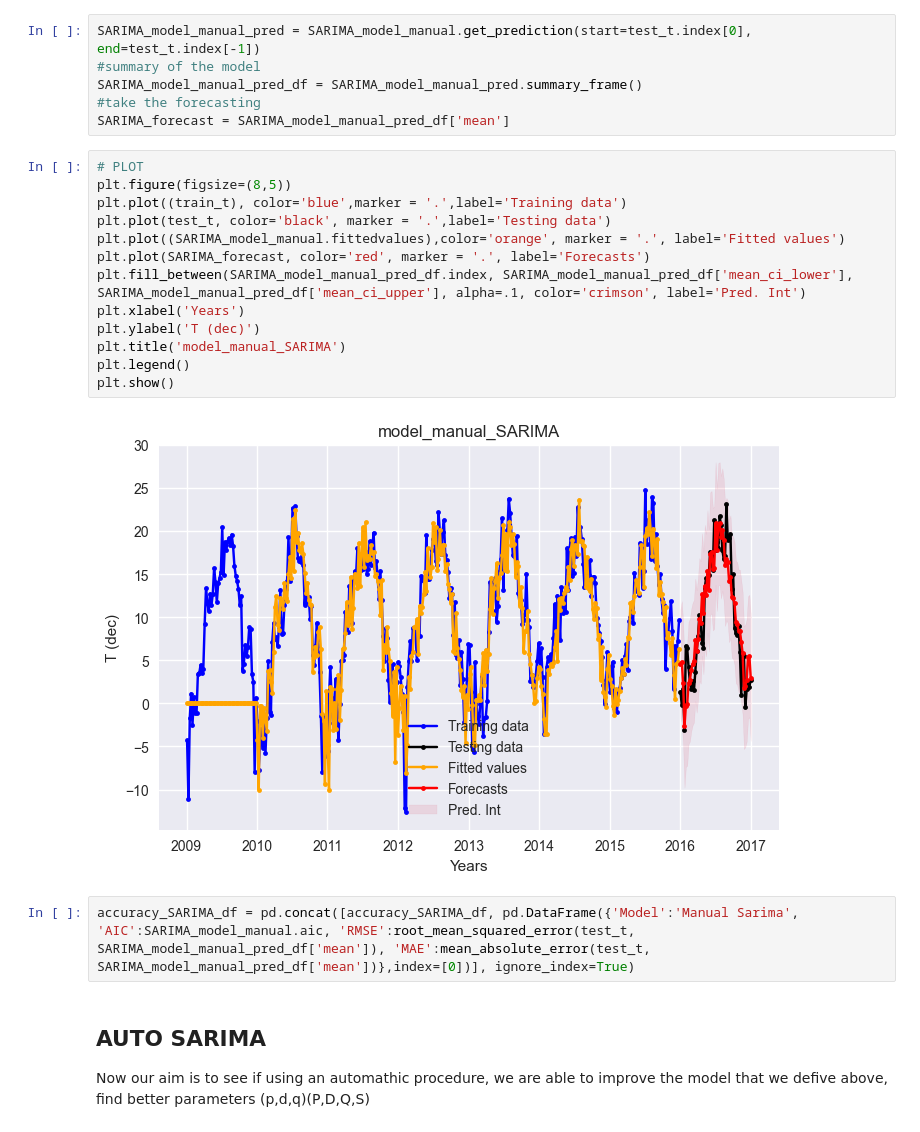
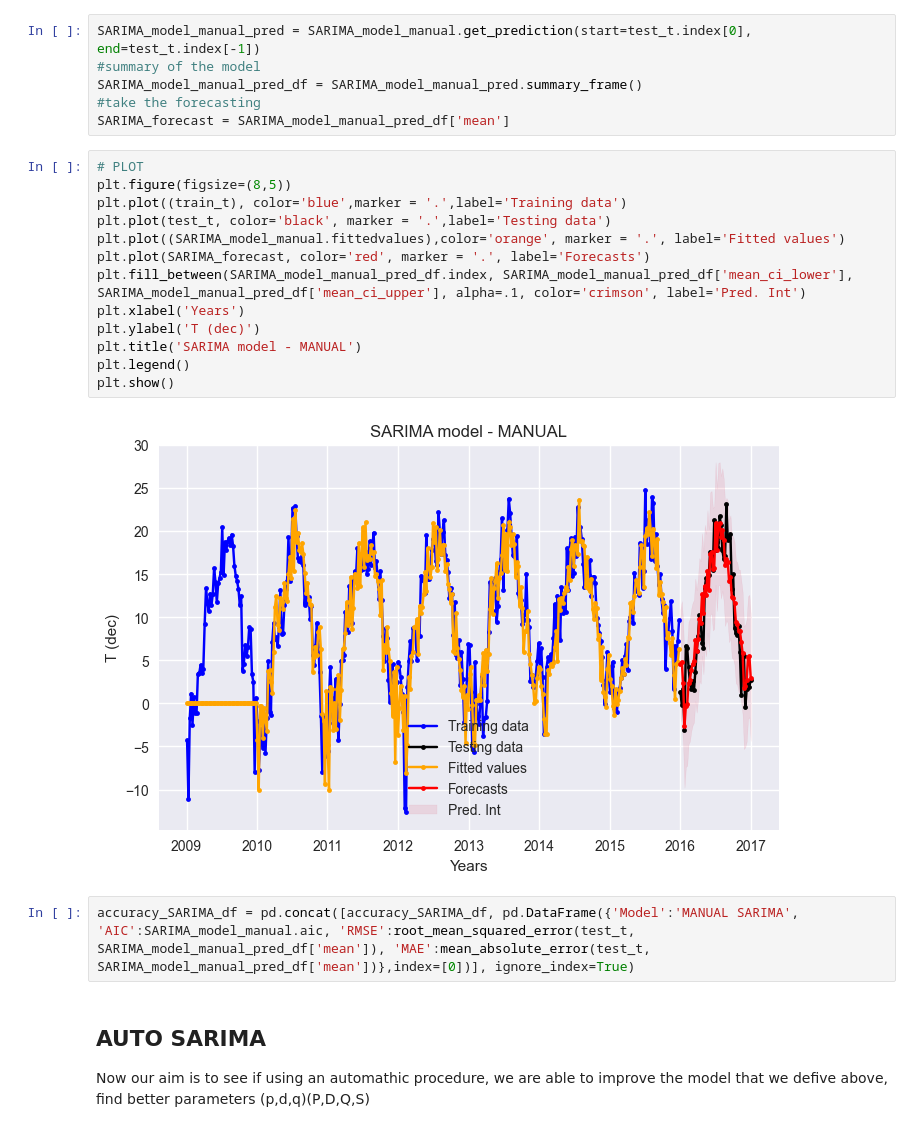
Before and after one commit to alelovo/StatisticalModels_project, a Jupyter notebook: SARIMA_family_models.ipynb, the cells around one changed output. Drawn from its saved outputs; the diff is of its cells as text.

```diff
--- a/SARIMA_family_models.ipynb
+++ b/SARIMA_family_models.ipynb
@@ -170,20 +170,20 @@ SARIMA_forecast = SARIMA_model_manual_pred_df['mean']
 # %%
 # PLOT
 plt.figure(figsize=(8,5))
 plt.plot((train_t), color='blue',marker = '.',label='Training data')
 plt.plot(test_t, color='black', marker = '.',label='Testing data')
 plt.plot((SARIMA_model_manual.fittedvalues),color='orange', marker = '.', label='Fitted values')
 plt.plot(SARIMA_forecast, color='red', marker = '.', label='Forecasts')
 plt.fill_between(SARIMA_model_manual_pred_df.index, SARIMA_model_manual_pred_df['mean_ci_lower'], SARIMA_model_manual_pred_df['mean_ci_upper'], alpha=.1, color='crimson', label='Pred. Int')
 plt.xlabel('Years')
 plt.ylabel('T (dec)')
-plt.title('model_manual_SARIMA')
+plt.title('SARIMA model - MANUAL')
 plt.legend()
 plt.show()
 # %% [output]
-[figure, old version]
+[figure, new version]
 # %%
-accuracy_SARIMA_df = pd.concat([accuracy_SARIMA_df, pd.DataFrame({'Model':'Manual Sarima', 'AIC':SARIMA_model_manual.aic, 'RMSE':root_mean_squared_error(test_t, SARIMA_model_manual_pred_df['mean']), 'MAE':mean_absolute_error(test_t, SARIMA_model_manual_pred_df['mean'])},index=[0])], ignore_index=True)
+accuracy_SARIMA_df = pd.concat([accuracy_SARIMA_df, pd.DataFrame({'Model':'MANUAL SARIMA', 'AIC':SARIMA_model_manual.aic, 'RMSE':root_mean_squared_error(test_t, SARIMA_model_manual_pred_df['mean']), 'MAE':mean_absolute_error(test_t, SARIMA_model_manual_pred_df['mean'])},index=[0])], ignore_index=True)
 # %% [markdown]
 ## AUTO SARIMA
 
```
Also changed, not shown: parts of 10 cells of this notebook.
